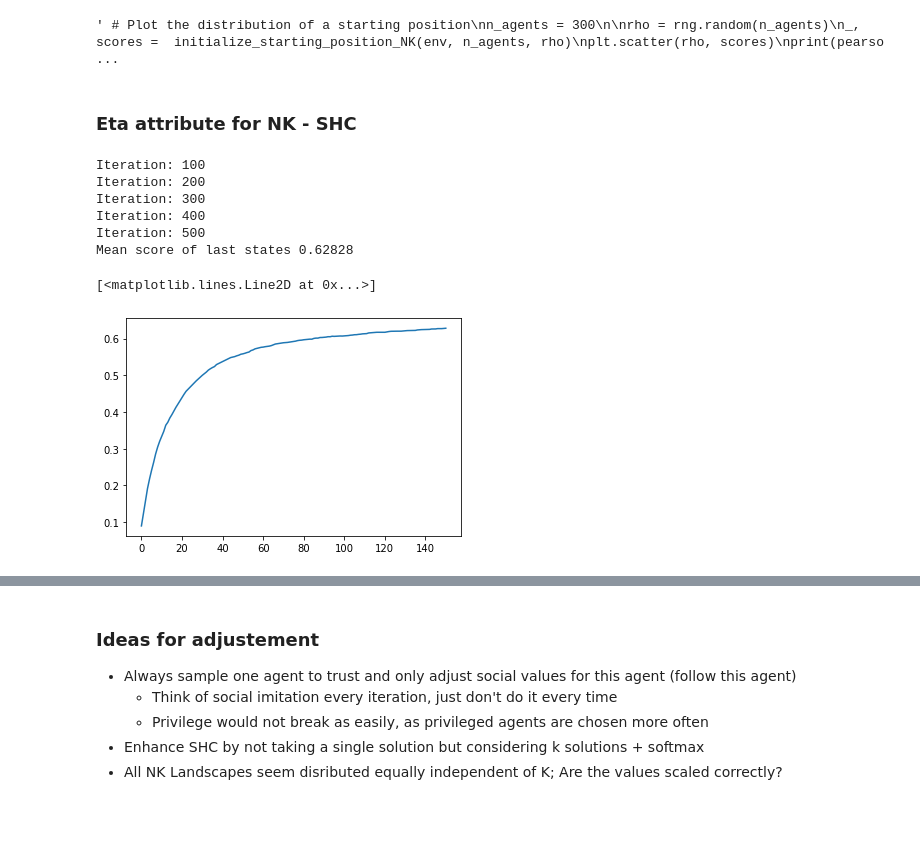
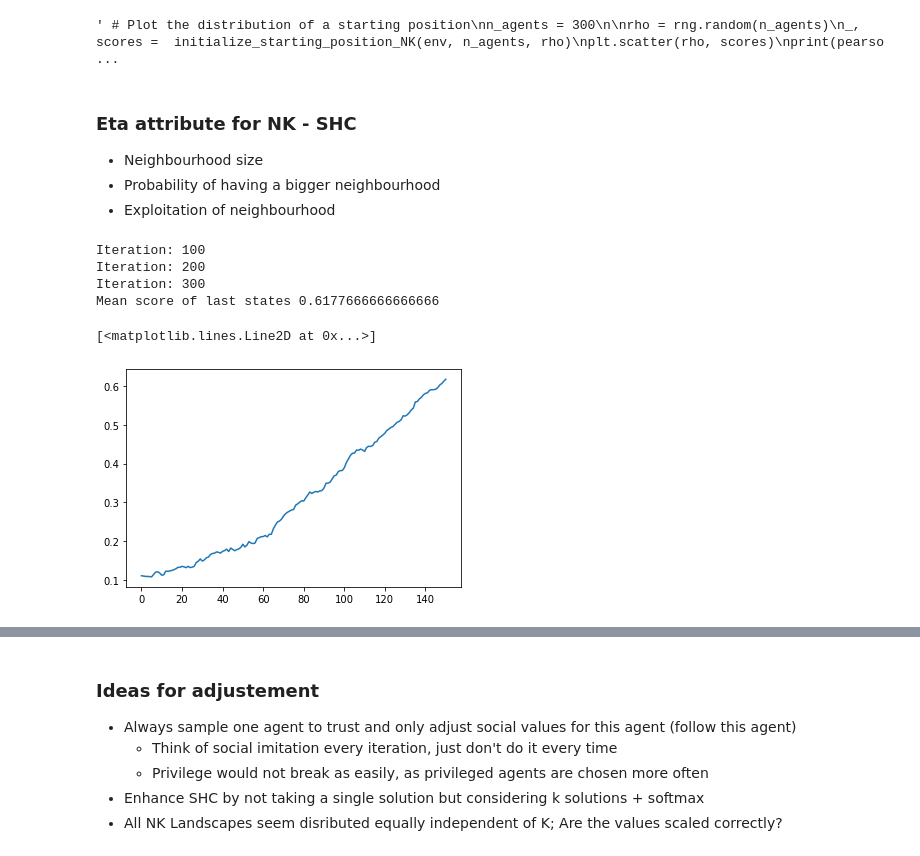
Before and after one commit to sheuschk/DiversitySimulation, a Jupyter notebook: CCN_style_simulation.ipynb, the cells around one changed output, grey strips where cells are left out. Drawn from its saved outputs; the diff is of its cells as text; code cells hidden in the pictures; blank space fills up the shorter version.

```diff
--- a/CCN_style_simulation.ipynb
+++ b/CCN_style_simulation.ipynb
@@ -250,8 +269,7 @@ def initialize_starting_position_NK(env, n_agents, rho):
     for _, q in enumerate(quantile):
         low_pos = np.where((np.round(q, 2) == np.round(fitness_values, 2)))[0]
         if len(low_pos) == 0:
-            while len(low_pos) == 0:
-                low_pos = np.where((np.round(q, 2) == np.round(fitness_values, 2)))[0]
+            low_pos = np.where((np.round(q, 1) == np.round(fitness_values, 1)))[0]
         index = rng.choice(low_pos).astype(int)
         S[_] = fitness_values[index]
         states[_] = np.array(list(f'{index:020b}')).astype(int)
@@ -269,6 +287,9 @@ print(pearsonr(rho, scores))
 ' # Plot the distribution of a starting position\nn_agents = 300\n\nrho = rng.random(n_agents)\n_, scores =  initialize_starting_position_NK(env, n_agents, rho)\nplt.scatter(rho, scores)\nprint(pearso ...
 # %% [markdown]
 ### Eta attribute for NK - SHC
+* Neighbourhood size
+* Probability of having a bigger neighbourhood
+* Exploitation of neighbourhood
 # %%
 def bit_switch(state, digit):
     if state[digit] == 1:
@@ -292,13 +313,13 @@ def local_search_nk_jump(env, state, score, eta):
     neigh_pb = softmax((neigh_scores / tau))
     return neigh_states, neigh_pb
 
-def local_search_nk(env, state, score, eta):
+def local_search_nk(env, state, score, eta, tau= 0.01):
     digits = rng.choice(20, size=(eta), replace=False)
     neigh_states = np.zeros((len(digits) +1,N)).astype(int)
     neigh_states[0] = state
     neigh_states[1:] = np.array([bit_switch(state.copy(), digit) for digit in digits])
     neigh_scores = np.array([env.get_fitness(ns) for ns in neigh_states])
-    neigh_pb = softmax((neigh_scores / tau))
+    neigh_pb = softmax((neigh_scores*tau))
     return neigh_states, neigh_pb
 
 def local_search_nk_1n(env, state, score, eta):
@@ -313,6 +334,17 @@ def local_search_nk_1n(env, state, score, eta):
 
 
     return neigh_states, neigh_pb
+
+def local_search_nk_exploit(env, state, score, eta):
+    digits = rng.choice(20, size=(3), replace=False)
+    neigh_states = np.zeros((len(digits) +1,N)).astype(int)
+    neigh_states[0] = state
+    neigh_states[1:] = np.array([bit_switch(state.copy(), digit) for digit in digits])
+    neigh_scores = np.array([env.get_fitness(ns) for ns in neigh_states])
+    neigh_pb = softmax((neigh_scores * eta))
+
+
+    return neigh_states, neigh_pb
 # %%
 def SHC(env, iterations = 150, eta=0.05):
     state = np.round(rng.random(env.N)).astype(int)
@@ -321,7 +353,10 @@ def SHC(env, iterations = 150, eta=0.05):
     all_scores = np.zeros(iterations+1)
     all_scores[0] = score
     for i in range(iterations):
-        neigh_states, neigh_pb = local_search_nk_1n(env, state, score, eta)
+        # tau = (i+1)/iterations *20
+        # tau = (iterations-i)/iterations
+        tau = (i+1)/iterations * eta
+        neigh_states, neigh_pb = local_search_nk_exploit(env, state, score, tau)
         state = draw_step(neigh_states, neigh_pb, rng)
         score = env.get_fitness(state)
         all_scores[i+1] = score
@@ -330,38 +365,39 @@ def SHC(env, iterations = 150, eta=0.05):
 # %%
 iterations    = 150
 score_counter = np.zeros(iterations+1)
-n_trials = 500
+n_trials = 300
 
 eta_corr = np.zeros((n_trials, 2))
 check_states = []
+all_scores_std = np.zeros((iterations+1, n_trials))
 for _ in range(n_trials):
     eta = rng.random()
-    eta_s = eta**2
+    # eta_s = eta**2
     # eta_s = int(np.round(np.clip(eta*3, 1, 20)))
+    eta_s = 15 + eta * 5
 
     all_scores, state = SHC(env, iterations, eta_s)
     score_counter += all_scores
     eta_corr[_] = [all_scores.mean(), eta]
+    all_scores_std[:,_] = all_scores
 
     check_states.append(env.get_fitness(state))
 
     if (_+1) % 100 == 0:
         print("Iteration:", _+1)
 
 if n_trials ==1:
     print(eta, eta_s)
 print("Mean score of last states", np.array(check_states).mean())
 score_counter /= n_trials
 plt.plot(score_counter)
 # %% [output]
 Iteration: 100
 Iteration: 200
 Iteration: 300
-Iteration: 400
-Iteration: 500
-Mean score of last states 0.62828
+Mean score of last states 0.6177666666666666
 [<matplotlib.lines.Line2D at 0x...>]
-[figure, old version]
+[figure, new version]
 # %%
 print(pearsonr(eta_corr[:,0], eta_corr[:,1]))
 plt.scatter(eta_corr[:,1], eta_corr[:,0])
```
Also changed, not shown: parts of 21 cells of this notebook, 1 other file.
